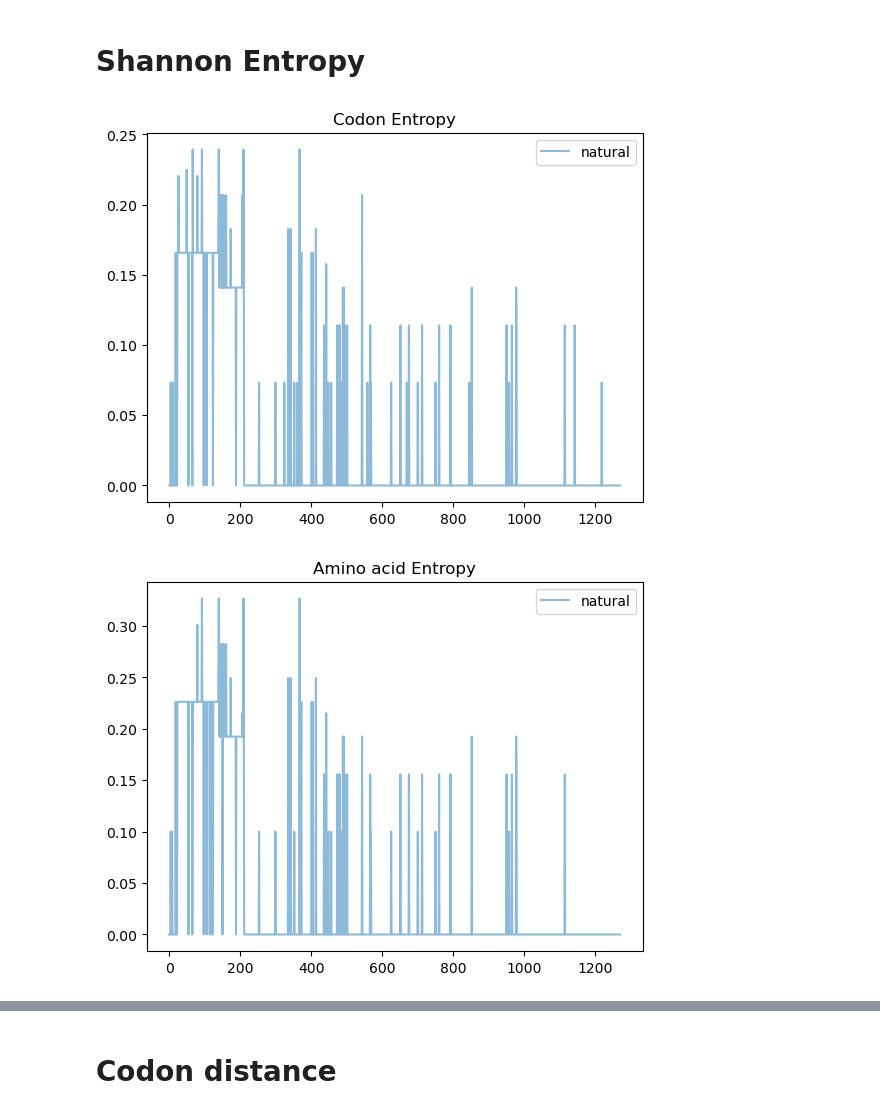
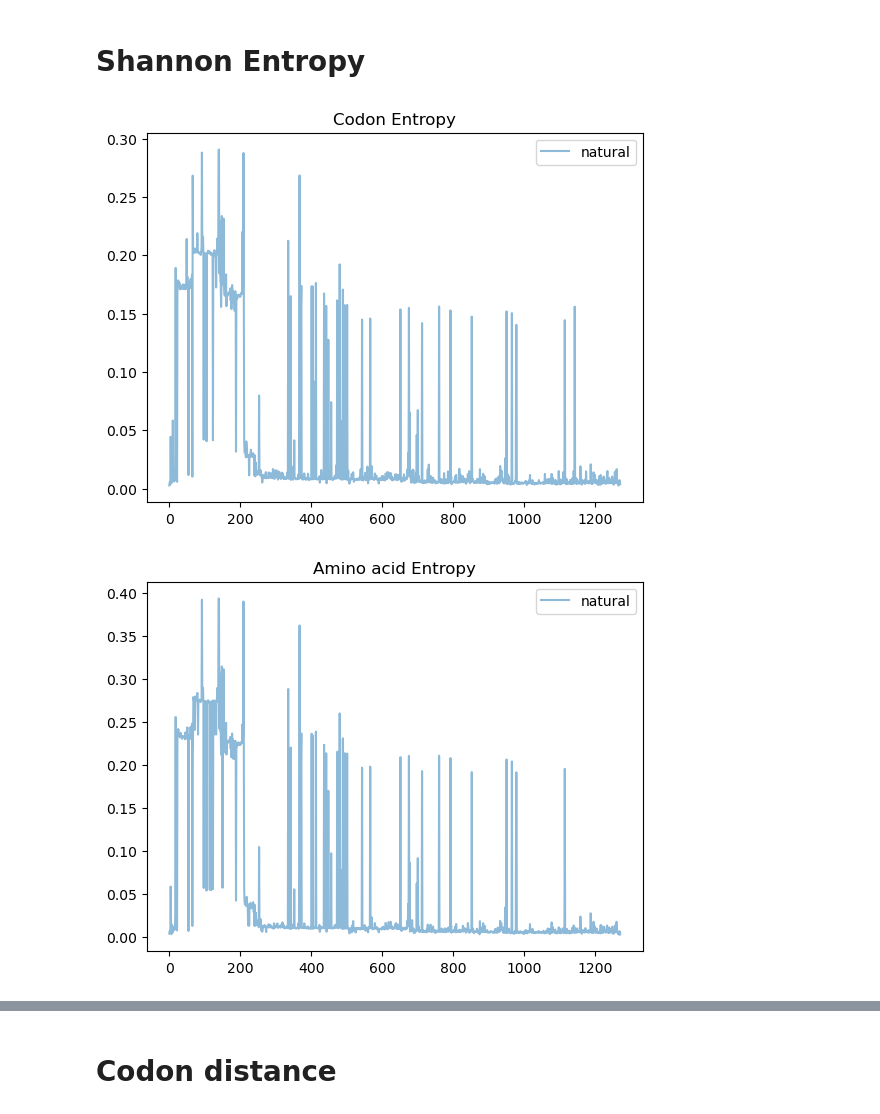
Before and after one commit to Dominko/spike_protein_rna_generator, a Jupyter notebook: scripts/data_analysis/codon_analysis.ipynb, the cells around one changed output, grey strips where cells are left out. Drawn from its saved outputs; the diff is of its cells as text; code cells hidden in the pictures.

```diff
--- a/scripts/data_analysis/codon_analysis.ipynb
+++ b/scripts/data_analysis/codon_analysis.ipynb
@@ -384,10 +621,50 @@ for seq_record in tqdm(de_novo_seqs_file):
             if e == 'TAG' or e == 'TAA' or e == 'TGA':
                 de_novo_stop_codon_locs[i] += 1
 
+# Synthetic sequences
+de_novo_cai_human_seqs_file = SeqIO.parse(de_novo_human_path, "fasta")
+de_novo_cai_human_biases = []
+de_novo_cai_human_stop_codons = {}
+de_novo_cai_human_stop_codon_locs = np.zeros(3813)
+for seq_record in tqdm(de_novo_cai_human_seqs_file):
+    if is_gene_valid(seq_record.seq):
+        triplets = [seq_record.seq[i:i+3] for i in range(0, len(seq_record.seq), 3)]
+
+        if triplets.count("TAG") + triplets.count("TAA") + triplets.count("TGA") in de_novo_cai_human_stop_codons:
+            de_novo_cai_human_stop_codons[triplets.count("TAG") + triplets.count("TAA") + triplets.count("TGA")] += 1
+        else:
+            de_novo_cai_human_stop_codons[triplets.count("TAG") + triplets.count("TAA") + triplets.count("TGA")] = 1
+
+        for i ,e in enumerate(triplets):
+            if e == 'TAG' or e == 'TAA' or e == 'TGA':
+                de_novo_cai_human_stop_codon_locs[i] += 1
+
+# Synthetic sequences
+de_novo_cai_covid_seqs_file = SeqIO.parse(de_novo_covid_path, "fasta")
+de_novo_cai_covid_biases = []
+de_novo_cai_covid_stop_codons = {}
+de_novo_cai_covid_stop_codon_locs = np.zeros(3813)
+for seq_record in tqdm(de_novo_cai_covid_seqs_file):
+    if is_gene_valid(seq_record.seq):
+        triplets = [seq_record.seq[i:i+3] for i in range(0, len(seq_record.seq), 3)]
+
+        if triplets.count("TAG") + triplets.count("TAA") + triplets.count("TGA") in de_novo_cai_covid_stop_codons:
+            de_novo_cai_covid_stop_codons[triplets.count("TAG") + triplets.count("TAA") + triplets.count("TGA")] += 1
+        else:
+            de_novo_cai_covid_stop_codons[triplets.count("TAG") + triplets.count("TAA") + triplets.count("TGA")] = 1
+
+        for i ,e in enumerate(triplets):
+            if e == 'TAG' or e == 'TAA' or e == 'TGA':
+                de_novo_cai_covid_stop_codon_locs[i] += 1
+
 covid_df = pd.DataFrame.from_dict(covid_stop_codons.items()).sort_values(0).set_index(0).rename(columns={1: "vals"})
 print(covid_df)
 de_novo_df = pd.DataFrame.from_dict(de_novo_stop_codons.items()).sort_values(0).set_index(0).rename(columns={1: "vals"})
 print(de_novo_df)
+de_novo_cai_human_df = pd.DataFrame.from_dict(de_novo_cai_human_stop_codons.items()).sort_values(0).set_index(0).rename(columns={1: "vals"})
+print(de_novo_cai_human_df)
+de_novo_cai_covid_df = pd.DataFrame.from_dict(de_novo_cai_covid_stop_codons.items()).sort_values(0).set_index(0).rename(columns={1: "vals"})
+print(de_novo_cai_covid_df)
 
 # Get max key to create bins for hisogram
 max_key = np.max(list((de_novo_stop_codons | covid_stop_codons).keys()))
@@ -450,40 +788,40 @@ for seq_record in tqdm(covid_seqs_file):
         covid_df.loc[len(covid_df)] = triplets
         covid_protein_df.loc[len(covid_df)] = [*seq_record.seq.translate(to_stop=False)]
         i += 1
-        if i > 10:
-            break
+        # if i > 100:
+        #     break
 
 
 covid_df = covid_df.transpose()
 entropies = []
 # print(covid_df)
 for _, row in covid_df.iterrows():
     counts = np.divide(list(Counter(row).values()), i)
     e = entropy(counts, base = 64)
     entropies.append(e)
 
 plt.plot(range(0,1271), entropies ,alpha=0.5, label='natural')
 plt.legend(loc='upper right')
 plt.title("Codon Entropy")
 plt.show()
 
 covid_protein_df = covid_protein_df.transpose()
 protein_entropies = []
 # print(covid_protein_df)
 for _, row in covid_protein_df.iterrows():
     # print(row)
     counts = np.divide(list(Counter(row).values()), i)
 
     # print(counts)
     e = entropy(counts, base = 21)
     protein_entropies.append(e)
 
 plt.plot(range(0,1271), protein_entropies ,alpha=0.5, label='natural')
 plt.legend(loc='upper right')
 plt.title("Amino acid Entropy")
 plt.show()
 # covid_entropy = entropy(covid_protein_df)
 # print(covid_entropy)
 # %% [output]
-[figure, old version]
+[figure, new version]
-[figure, old version]
+[figure, new version]
```
Also changed, not shown: parts of 21 cells of this notebook, 4 other files.
